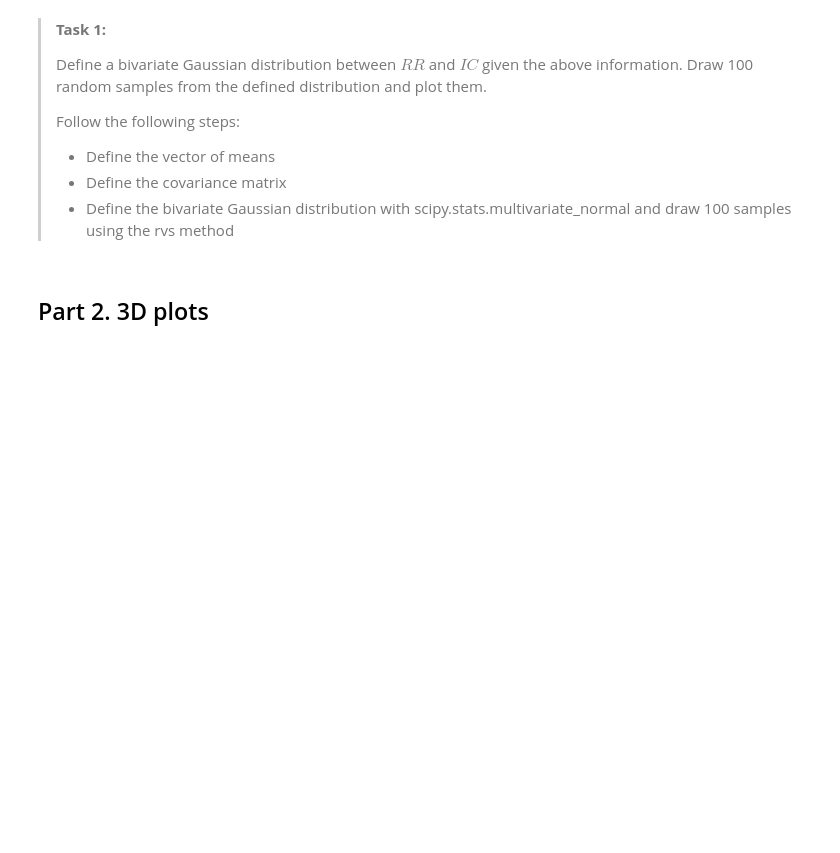
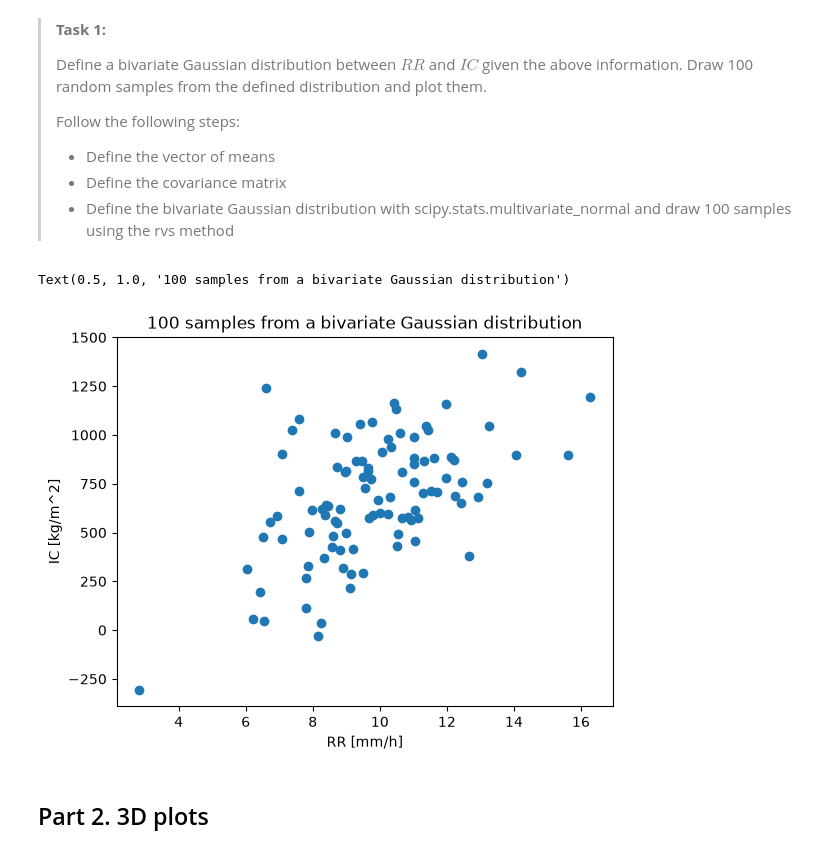
Before and after one commit to VLRobin/PA1.5_with_autograder, a Jupyter notebook: scipy_statcs_3d_plots.ipynb, the cells around one changed output. Saved outputs shown, nothing was run; the diff lists cells and outputs as text; code cells hidden in the pictures; blank space fills up the shorter version.

```diff
--- a/scipy_statcs_3d_plots.ipynb
+++ b/scipy_statcs_3d_plots.ipynb
@@ -22,21 +22,28 @@ import matplotlib.pyplot as plt
 > - Define the bivariate Gaussian distribution with scipy.stats.multivariate_normal and draw 100 samples using the rvs method
 # %%
 # Define the vector of means
-mu1 = ### YOUR CODE HERE ###
-mu2 = ### YOUR CODE HERE ###
+mu1 = 10
+mu2 = 700
 mu = [mu1, mu2] #vector of means
 
 # Define the covariance matrix
-s1 = ### YOUR CODE HERE ###
-s2 = ### YOUR CODE HERE ###
-covariance = ### YOUR CODE HERE ###
-sigma = ### YOUR CODE HERE ###
+s1 = 2
+s2 = 300
+covariance = 300
+sigma = [[s1**2, covariance],
+         [covariance, s2**2]]
 
 # Draw 100 samples from a bivariate Gaussian distribution
 samples = multivariate_normal(mean=mu, cov=sigma).rvs(size=100)
 
 # Scatter plot against observations
-### YOUR CODE LINES HERE
+plt.scatter(samples[:,0], samples[:,1])
+plt.xlabel('RR [mm/h]')
+plt.ylabel('IC [kg/m^2]')
+plt.title('100 samples from a bivariate Gaussian distribution')
+# %% [output]
+Text(0.5, 1.0, '100 samples from a bivariate Gaussian distribution')
+[figure, added]
 # %% [markdown]
 ## Part 2. 3D plots
 # %% [markdown]
```
Also changed, not shown: parts of 8 cells of this notebook.
